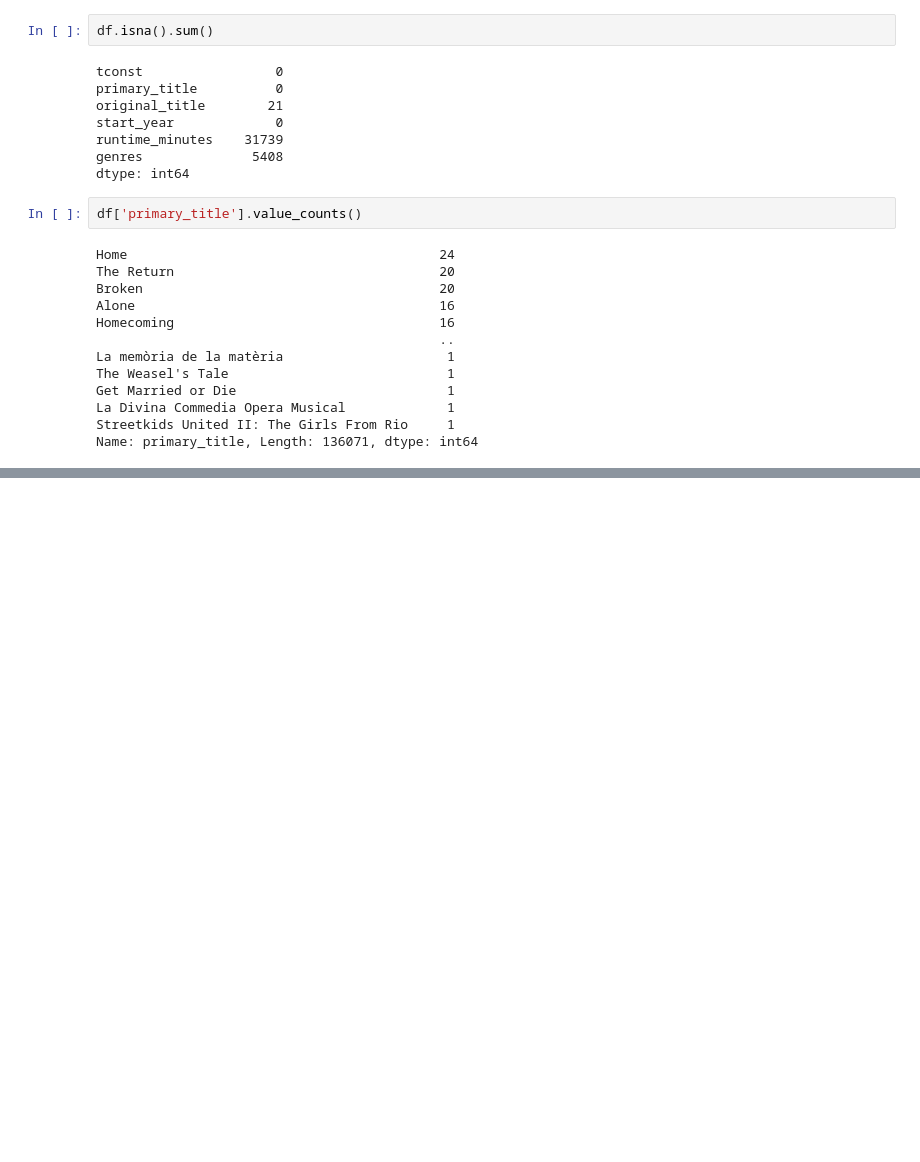
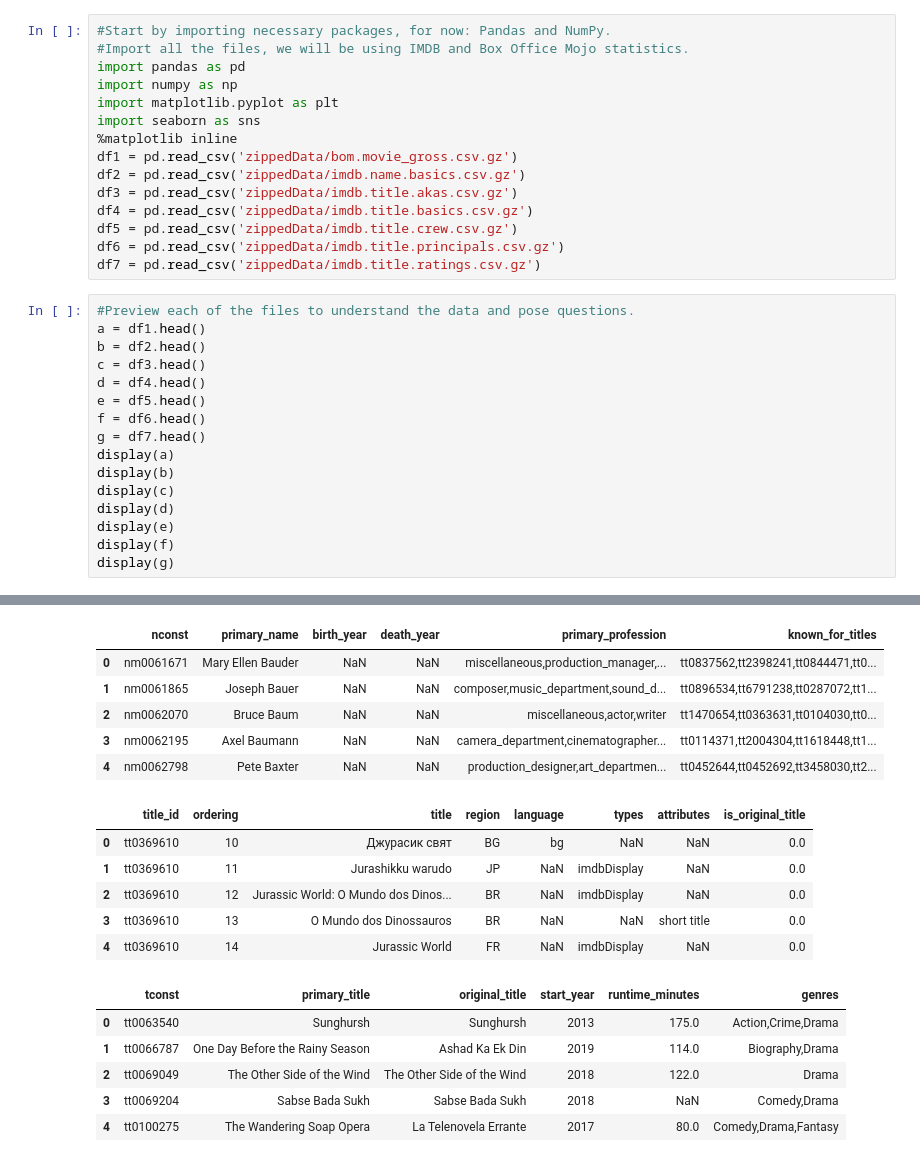
Before and after one commit to tjkim614/microsoft-movie-analysis, a Jupyter notebook: data-cleaning.ipynb, the cells around one changed output, grey strips where cells are left out. Cells and saved outputs as stored; diff of their text form; blank space fills up the shorter version.

Commit message:
initial data questions

```diff
--- a/data-cleaning.ipynb
+++ b/data-cleaning.ipynb
@@ -13,25 +1,32 @@ df.head()
-# %%
-df.isna().sum()
-# %% [output]
-tconst                 0
-primary_title          0
-original_title        21
-start_year             0
-runtime_minutes    31739
-genres              5408
-dtype: int64
-# %%
-df['primary_title'].value_counts()
-# %% [output]
-Home                                        24
-The Return                                  20
-Broken                                      20
-Alone                                       16
-Homecoming                                  16
-                                            ..
-La memòria de la matèria                     1
-The Weasel's Tale                            1
-Get Married or Die                           1
-La Divina Commedia Opera Musical             1
-Streetkids United II: The Girls From Rio     1
-Name: primary_title, Length: 136071, dtype: int64
+# %%
+#Start by importing necessary packages, for now: Pandas and NumPy.
+#Import all the files, we will be using IMDB and Box Office Mojo statistics.
+import pandas as pd
+import numpy as np
+import matplotlib.pyplot as plt
+import seaborn as sns
+%matplotlib inline
+df1 = pd.read_csv('zippedData/bom.movie_gross.csv.gz')
+df2 = pd.read_csv('zippedData/imdb.name.basics.csv.gz')
+df3 = pd.read_csv('zippedData/imdb.title.akas.csv.gz')
+df4 = pd.read_csv('zippedData/imdb.title.basics.csv.gz')
+df5 = pd.read_csv('zippedData/imdb.title.crew.csv.gz')
+df6 = pd.read_csv('zippedData/imdb.title.principals.csv.gz')
+df7 = pd.read_csv('zippedData/imdb.title.ratings.csv.gz')
+# %%
+#Preview each of the files to understand the data and pose questions.
+a = df1.head()
+b = df2.head()
+c = df3.head()
+d = df4.head()
+e = df5.head()
+f = df6.head()
+g = df7.head()
+display(a)
+display(b)
+display(c)
+display(d)
+display(e)
+display(f)
+display(g)
+# %% [output]
@@ -37,0 +39,18 @@ Name: primary_title, Length: 136071, dtype: int64
+|  | nconst | primary_name | birth_year | death_year | primary_profession | known_for_titles |
+| 0 | nm0061671 | Mary Ellen Bauder | NaN | NaN | miscellaneous,production_manager,... | tt0837562,tt2398241,tt0844471,tt0... |
+| 1 | nm0061865 | Joseph Bauer | NaN | NaN | composer,music_department,sound_d... | tt0896534,tt6791238,tt0287072,tt1... |
+| 2 | nm0062070 | Bruce Baum | NaN | NaN | miscellaneous,actor,writer | tt1470654,tt0363631,tt0104030,tt0... |
+| 3 | nm0062195 | Axel Baumann | NaN | NaN | camera_department,cinematographer... | tt0114371,tt2004304,tt1618448,tt1... |
+| 4 | nm0062798 | Pete Baxter | NaN | NaN | production_designer,art_departmen... | tt0452644,tt0452692,tt3458030,tt2... |
+|  | title_id | ordering | title | region | language | types | attributes | is_original_title |
+| 0 | tt0369610 | 10 | Джурасик свят | BG | bg | NaN | NaN | 0.0 |
+| 1 | tt0369610 | 11 | Jurashikku warudo | JP | NaN | imdbDisplay | NaN | 0.0 |
+| 2 | tt0369610 | 12 | Jurassic World: O Mundo dos Dinos... | BR | NaN | imdbDisplay | NaN | 0.0 |
+| 3 | tt0369610 | 13 | O Mundo dos Dinossauros | BR | NaN | NaN | short title | 0.0 |
+| 4 | tt0369610 | 14 | Jurassic World | FR | NaN | imdbDisplay | NaN | 0.0 |
+|  | tconst | primary_title | original_title | start_year | runtime_minutes | genres |
+| 0 | tt0063540 | Sunghursh | Sunghursh | 2013 | 175.0 | Action,Crime,Drama |
+| 1 | tt0066787 | One Day Before the Rainy Season | Ashad Ka Ek Din | 2019 | 114.0 | Biography,Drama |
+| 2 | tt0069049 | The Other Side of the Wind | The Other Side of the Wind | 2018 | 122.0 | Drama |
+| 3 | tt0069204 | Sabse Bada Sukh | Sabse Bada Sukh | 2018 | NaN | Comedy,Drama |
+| 4 | tt0100275 | The Wandering Soap Opera | La Telenovela Errante | 2017 | 80.0 | Comedy,Drama,Fantasy |
```
Also changed, not shown: parts of 21 cells of this notebook, 7 other files.
